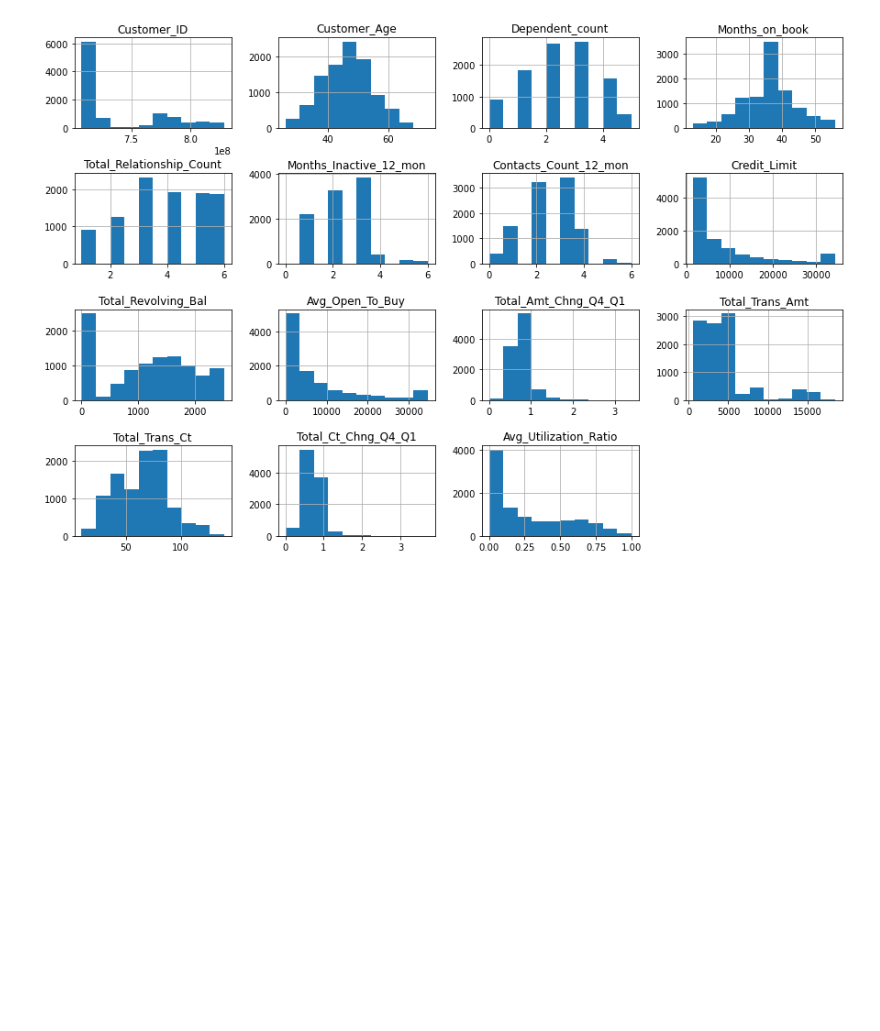
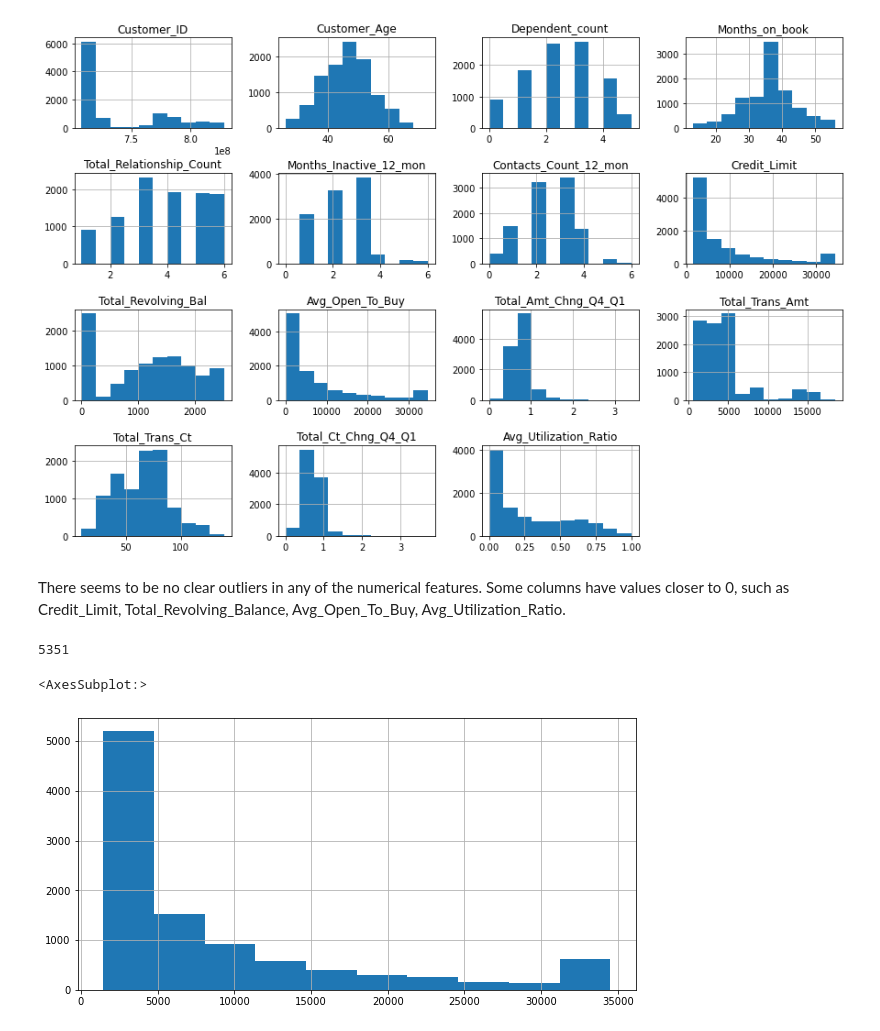
Before and after one commit to elpea74/CapstoneTwo, a Jupyter notebook: Capstone 2 Data Cleaning.ipynb, the cells around one changed output. Drawn from its saved outputs; the diff is of its cells as text; code cells hidden in the pictures; blank space fills up the shorter version.

```diff
--- a/Capstone 2 Data Cleaning.ipynb
+++ b/Capstone 2 Data Cleaning.ipynb
@@ -173,3 +180,15 @@ bank_data.hist(figsize=(15,10))
 plt.subplots_adjust(hspace=0.5);
 # %% [output]
 [figure]
+# %% [markdown]
+There seems to be no clear outliers in any of the numerical features. Some columns have values closer to 0, such as Credit_Limit, Total_Revolving_Balance, Avg_Open_To_Buy, Avg_Utilization_Ratio.
+# %%
+# Get the number of customers with income of $60K or less
+bank_data[(bank_data['Income_Category'] == 'Less than $40K') | (bank_data['Income_Category'] == '$40K - $60K')].shape[0]
+# %% [output]
+5351
+# %%
+bank_data['Credit_Limit'].hist(figsize=(10,5))
+# %% [output]
+<AxesSubplot:>
+[figure, added]
```
Also changed, not shown: parts of 11 cells of this notebook, 1 other file.
